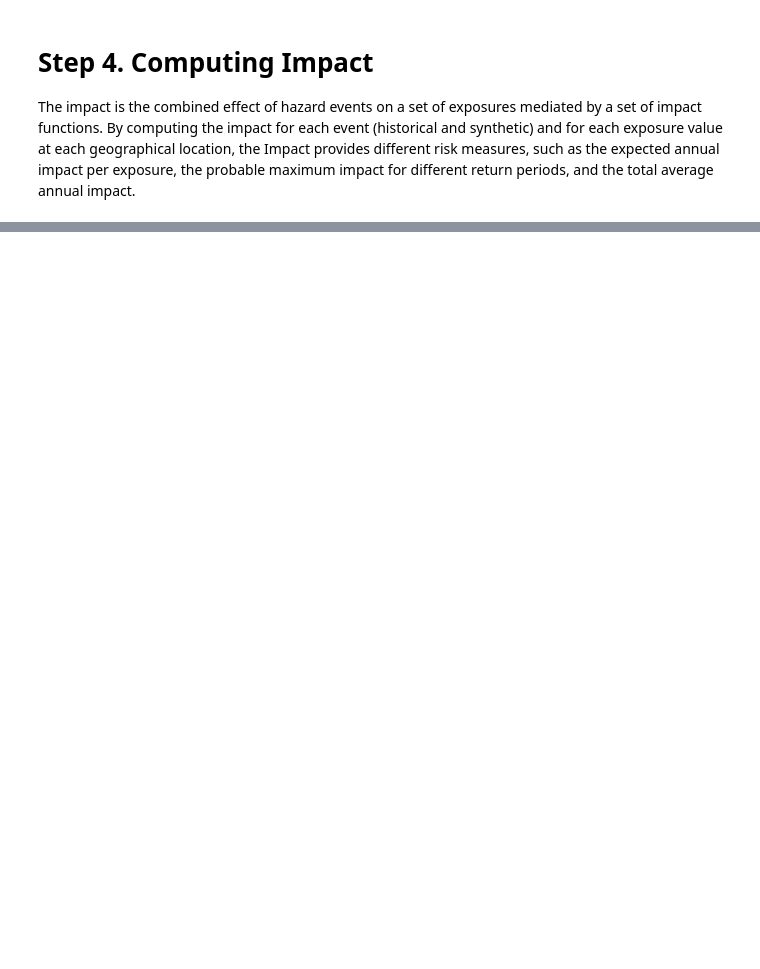
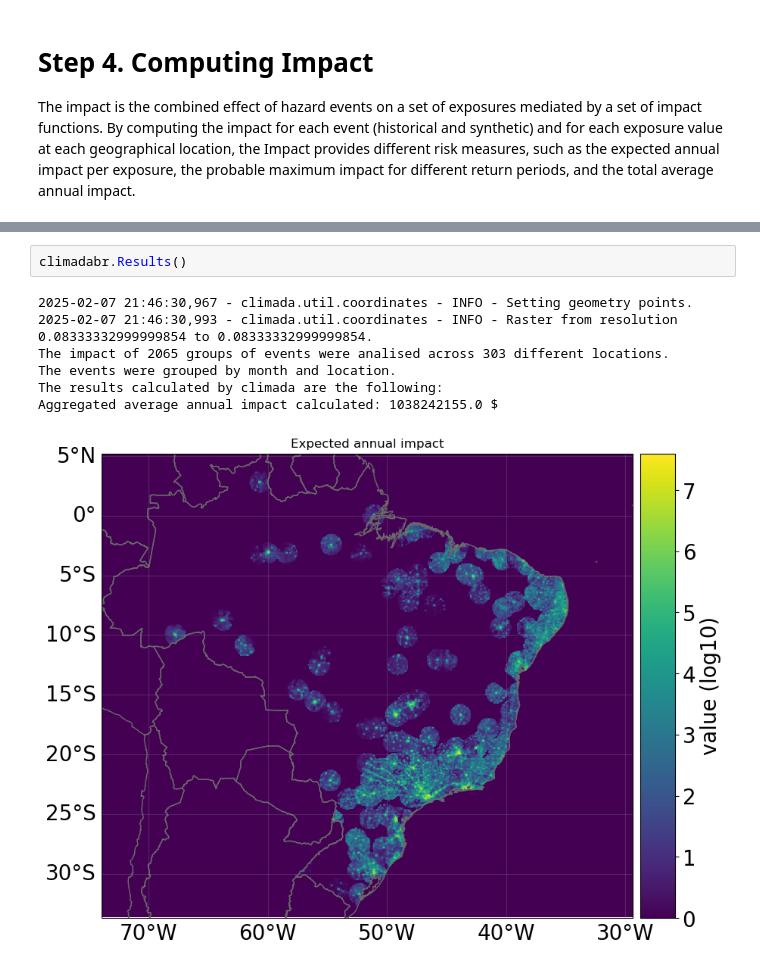
Before and after one commit to Labic-ICMC-USP/CLIMADA-BR, a Jupyter notebook: doc/tutorial/TUTORIAL_BASE_CLIMADA_BR.ipynb, the cells around one changed output, grey strips where cells are left out. Drawn from its saved outputs; the diff is of its cells as text; blank space fills up the shorter version.

```diff
--- a/doc/tutorial/TUTORIAL_BASE_CLIMADA_BR.ipynb
+++ b/doc/tutorial/TUTORIAL_BASE_CLIMADA_BR.ipynb
@@ -73,0 +105,10 @@ Aggregated average annual impact: 5535454.0 $
+# %%
+climadabr.Results()
+# %% [output]
+2025-02-07 21:46:30,967 - climada.util.coordinates - INFO - Setting geometry points.
+2025-02-07 21:46:30,993 - climada.util.coordinates - INFO - Raster from resolution 0.08333332999999854 to 0.08333332999999854.
+The impact of 2065 groups of events were analised across 303 different locations.
+The events were grouped by month and location.
+The results calculated by climada are the following:
+Aggregated average annual impact calculated: 1038242155.0 $
+[figure, added]
```
Also changed, not shown: parts of 9 cells of this notebook, 15 other files.
